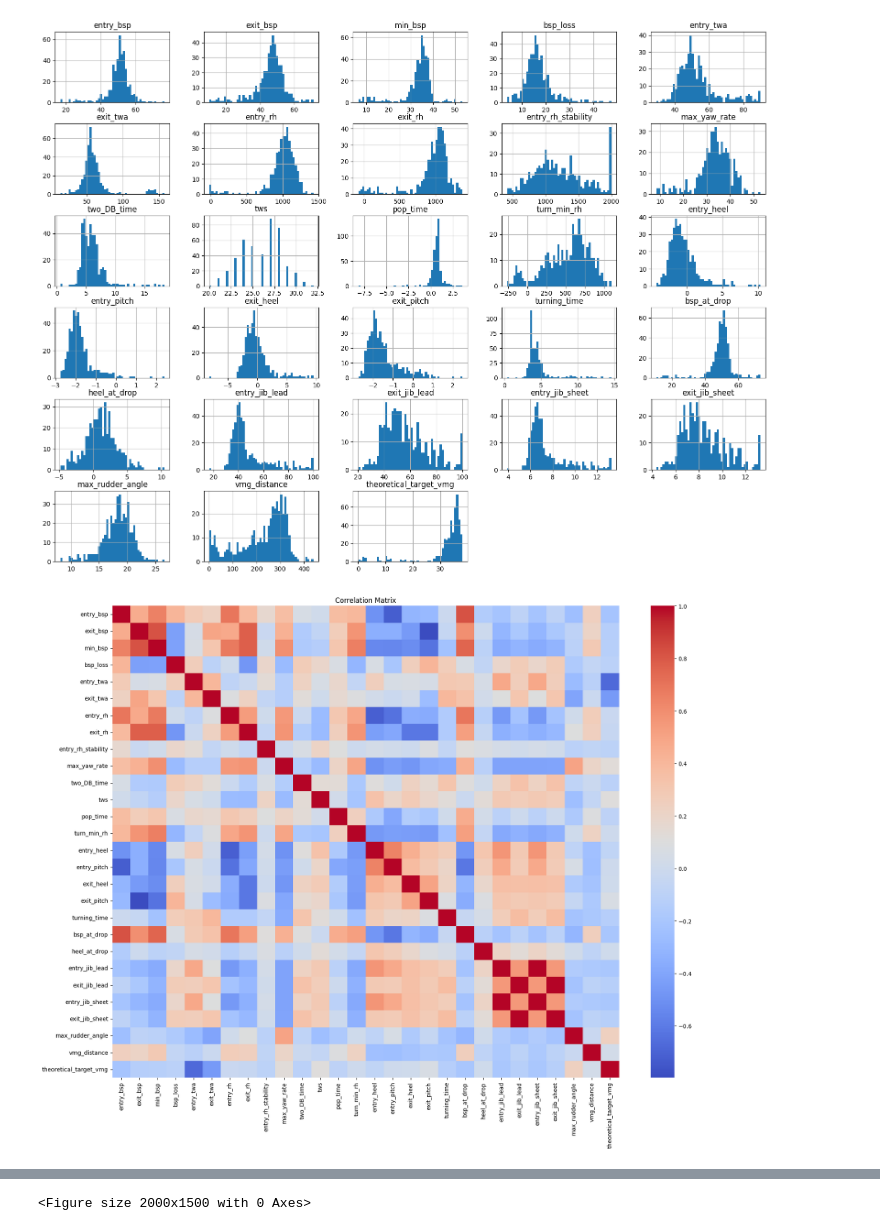
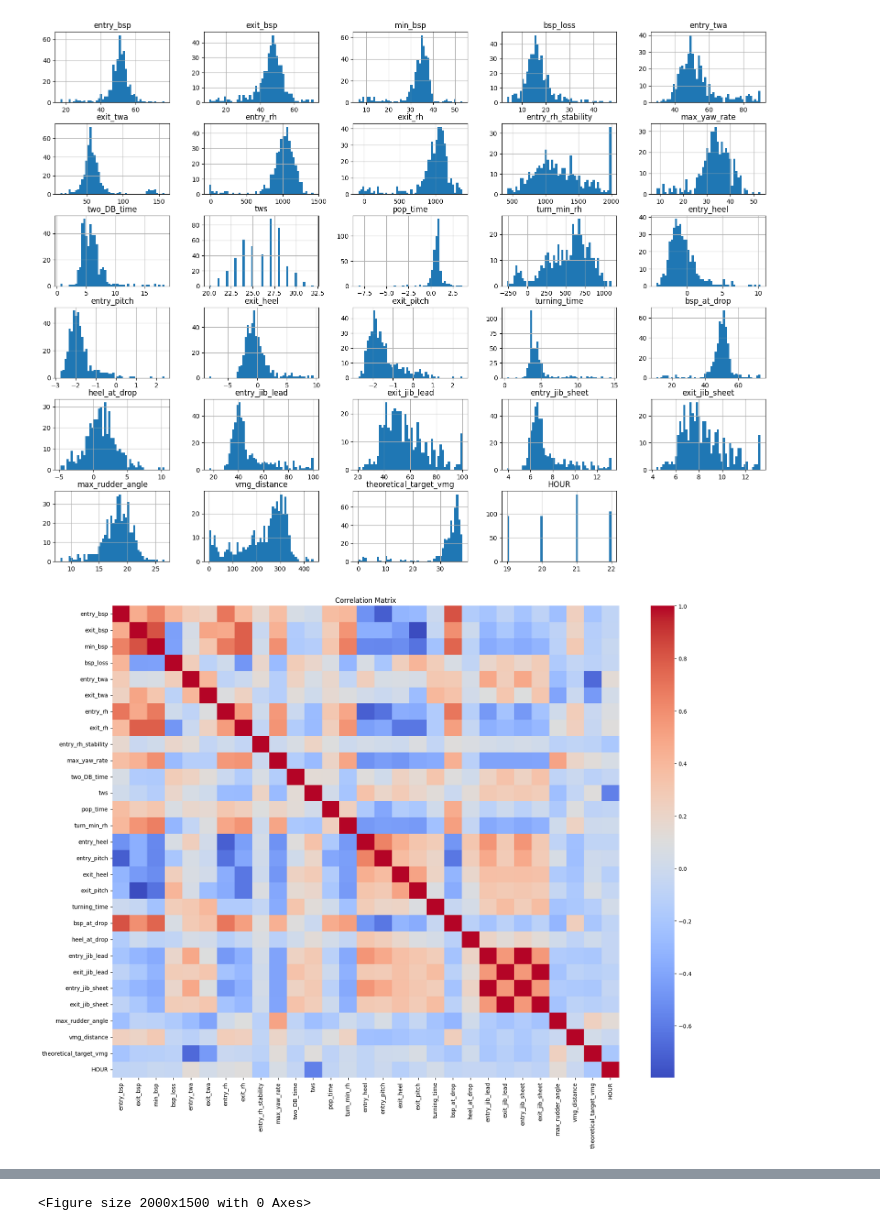
Before and after one commit to Andrea-Cristini/sailgp, a Jupyter notebook: SailGP_tack_analysis.ipynb, the cells around one changed output, grey strips where cells are left out. Drawn from its saved outputs; the diff is of its cells as text; code cells hidden in the pictures.

```diff
--- a/SailGP_tack_analysis.ipynb
+++ b/SailGP_tack_analysis.ipynb
@@ -39,10 +39,16 @@ print(df.info())
 print(df.describe())
 
 df['DATE'] = pd.to_datetime(df['DATETIME'], format='mixed').dt.date
+df['HOUR'] = pd.to_datetime(df['DATETIME'], format='mixed').dt.hour
+# NOTE: looks like DATETIME might be a universal time and not local time,
+#       so splitting out the hours may be of little use
+
 for cat in ('BOAT','type','DATE'):
   print(df[cat].value_counts())
 
 print(df['DATE'])
+print(df['HOUR'])
+
 sample_date = pd.to_datetime('2023-06-16').date()
 df_samp = df[df['DATE']==sample_date]
 print(df_samp['BOAT'].value_counts())
@@ -74,6 +80,19 @@ corr_matrix = df_samp_num.corr()
 sns.heatmap(corr_matrix, annot=False, cmap='coolwarm')
 plt.title('Correlation Matrix')
 plt.show()
+
+# 4.1 Feature Engineering
+# feature ideas:
+# 1) deceleration = (bsp_loss)/(15/3600)
+#   if turning_time = time between entry and exit then use
+#   half of this instead for the time
+# 2) time between tacks = datetime[n+1] - (datetime[n] + turning_time)
+
+decel = df['bsp_loss']/(15*3600)
+accel = (df['exit_bsp'] - df['min_bsp'])/(15*3600)
+df['avg_accel'] = (decel + accel)/2
+print(df['avg_accel'])
+
 #NOTE: exit boatspeed and min boatspeed are highly correlated,
 #      also the boatspeed at drop is highly correlated with the
 #      entry boatspeed. At least one of these four variables could
@@ -86,9 +105,13 @@ plt.show()
 #      variables are poor, suggest removal of these variables in place
 #      of their lead analogues
 
-df_clean = df.drop(columns=(['Unnamed: 0','type','t_invert',
+df_clean = df.drop(columns=(['Unnamed: 0','type','DATETIME','t_invert',
             'bsp_at_drop','min_bsp','entry_jib_sheet','exit_jib_sheet']))
 print(df_clean.columns)
+
+# 4.2 Handling Missing Values
+# Fill missing values or drop missing data
+#df['column'] = df['column'].fillna(df['column'].mean())
 
 missing_values = df_clean.isnull()
 #df_imp = df_clean[missing_values==True]
@@ -117,23 +140,19 @@ print(meds)
 missing_values = df_clean.isnull()
 print(missing_values.sum())
 
+print(df_clean.info())
+
+# 4.3 Encoding Categorical Variables
+cat_feats = df_clean.select_dtypes(include=['object']).columns
+for col in cat_feats:
+    col_cat = df_clean[col].astype('category').cat
+    df_clean[col] = col_cat.codes
+    print('\n'+col+' encodings = ',dict(enumerate(col_cat.categories)))
+
+#print(enumerate(df_clean.cat.categories))
+
+#print(df_clean)
 sys.exit()
-
-# 4. Feature Engineering
-# feature ideas:
-# 1) deceleration = (bsp_loss)/(15/3600)
-#   if turning_time = time between entry and exit then use
-#   half of this instead for the time
-# 2) time between tacks = datetime[n+1] - (datetime[n] + turning_time)
-
-# 4.1 Handling Missing Values
-# Fill missing values or drop missing data
-df['column'] = df['column'].fillna(df['column'].mean())
-
-# 4.2 Encoding Categorical Variables
-categorical_features = df.select_dtypes(include=['object']).columns
-for col in categorical_features:
-    df[col] = df[col].astype('category').cat.codes
 
 # 4.3 Feature Scaling
 scaler = StandardScaler()
@@ -222,3 +241,3 @@ Index(['Unnamed: 0', 'BOAT', 'type', 'WING_CONFIG_unk', 'DATETIME',
       dtype='object')
-[figure, old version]
+[figure, new version]
-[figure, old version]
+[figure, new version]
```
Also changed, not shown: parts of 1 cell of this notebook.
